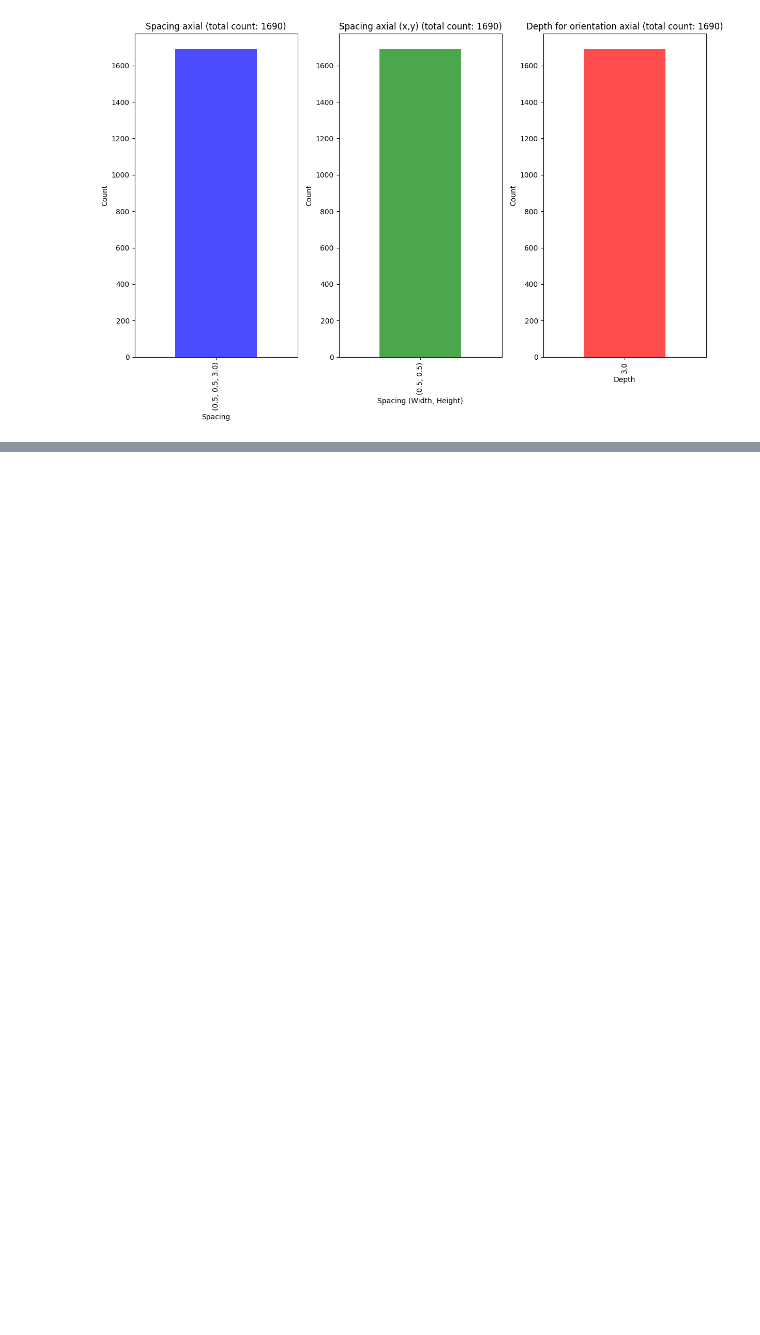
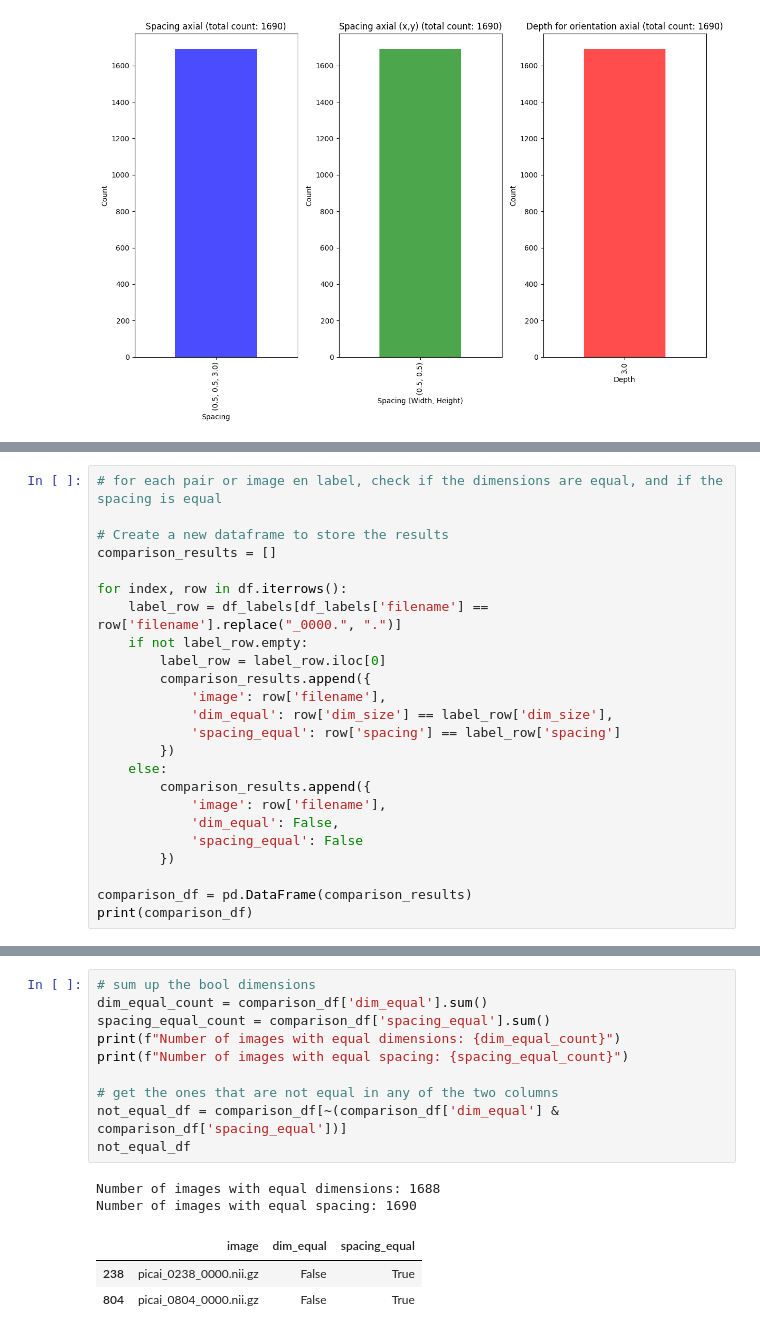
Before and after one commit to usbt0p/mri-prostate-segmentation-deeplearning, a Jupyter notebook: exploratoryAnalysis/explore_preprocessed.ipynb, the cells around one changed output, grey strips where cells are left out. Cells and saved outputs as stored; diff of their text form; blank space fills up the shorter version.

```diff
--- a/exploratoryAnalysis/explore_preprocessed.ipynb
+++ b/exploratoryAnalysis/explore_preprocessed.ipynb
@@ -246,0 +336,24 @@ interactive(children=(IntSlider(value=0, description='Slice Index', max=20), Out
+# %%
+# for each pair or image en label, check if the dimensions are equal, and if the spacing is equal
+
+# Create a new dataframe to store the results
+comparison_results = []
+
+for index, row in df.iterrows():
+    label_row = df_labels[df_labels['filename'] == row['filename'].replace("_0000.", ".")]
+    if not label_row.empty:
+        label_row = label_row.iloc[0]
+        comparison_results.append({
+            'image': row['filename'],
+            'dim_equal': row['dim_size'] == label_row['dim_size'],
+            'spacing_equal': row['spacing'] == label_row['spacing']
+        })
+    else:
+        comparison_results.append({
+            'image': row['filename'],
+            'dim_equal': False,
+            'spacing_equal': False
+        })
+
+comparison_df = pd.DataFrame(comparison_results)
+print(comparison_df)
@@ -246,0 +375,16 @@ interactive(children=(IntSlider(value=0, description='Slice Index', max=20), Out
+# %%
+# sum up the bool dimensions
+dim_equal_count = comparison_df['dim_equal'].sum()
+spacing_equal_count = comparison_df['spacing_equal'].sum()
+print(f"Number of images with equal dimensions: {dim_equal_count}")
+print(f"Number of images with equal spacing: {spacing_equal_count}")
+
+# get the ones that are not equal in any of the two columns
+not_equal_df = comparison_df[~(comparison_df['dim_equal'] & comparison_df['spacing_equal'])]
+not_equal_df
+# %% [output]
+Number of images with equal dimensions: 1688
+Number of images with equal spacing: 1690
+|  | image | dim_equal | spacing_equal |
+| 238 | picai_0238_0000.nii.gz | False | True |
+| 804 | picai_0804_0000.nii.gz | False | True |
```
Also changed, not shown: parts of 8 cells of this notebook, 2 other files.
